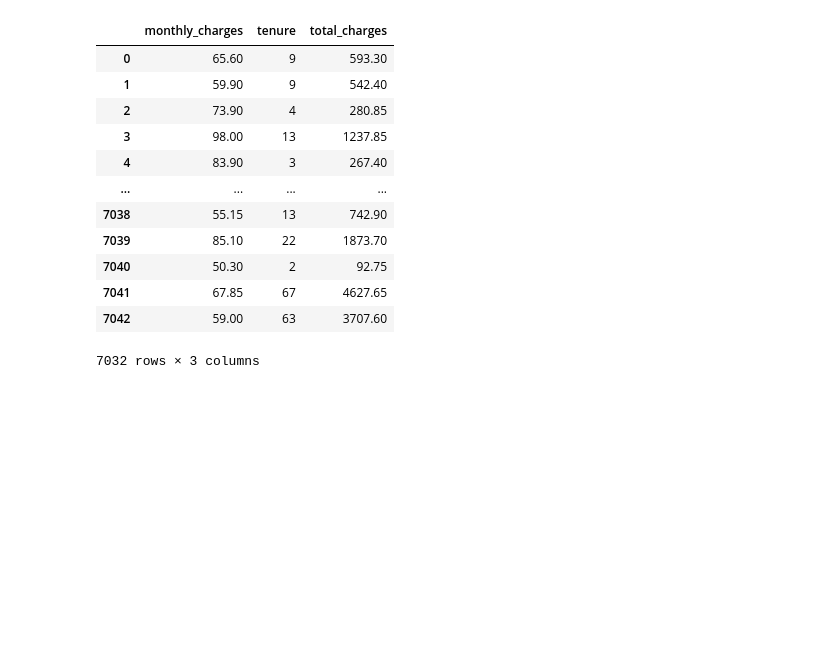
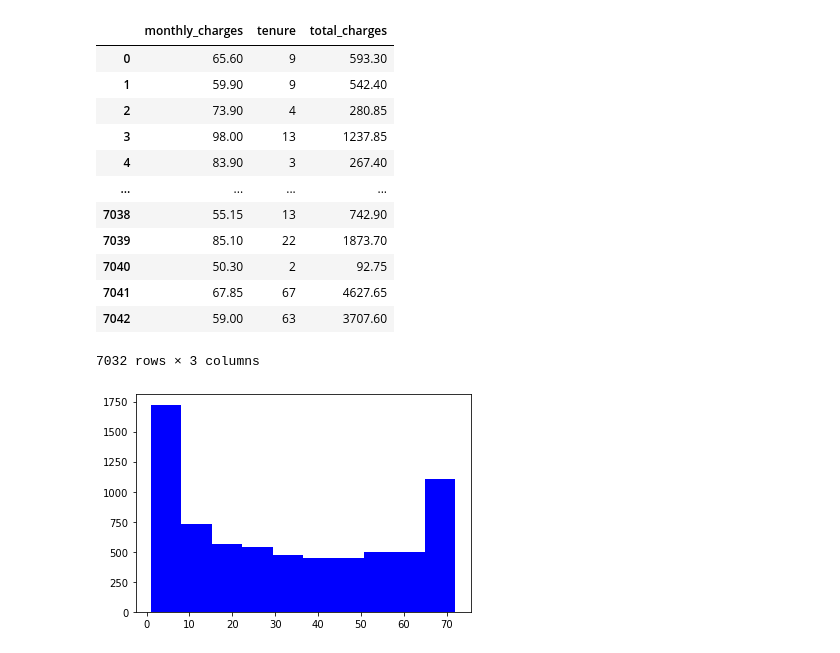
Before and after one commit to Severina7/Man_in_a_hole, a Jupyter notebook: doodle_and_draft.ipynb, the cells around one changed output. Saved outputs shown, nothing was run; the diff lists cells and outputs as text; code cells hidden in the pictures; blank space fills up the shorter version.

```diff
--- a/doodle_and_draft.ipynb
+++ b/doodle_and_draft.ipynb
@@ -224,3 +224,8 @@ relevant_cols
 | 7041 | 67.85 | 67 | 4627.65 |
 | 7042 | 59.00 | 63 | 3707.60 |
 7032 rows × 3 columns
+# %%
+plt.hist(telco['tenure'], color='blue')
+plt.show()
+# %% [output]
+[figure, added]
```
Also changed, not shown: parts of 14 cells of this notebook.
